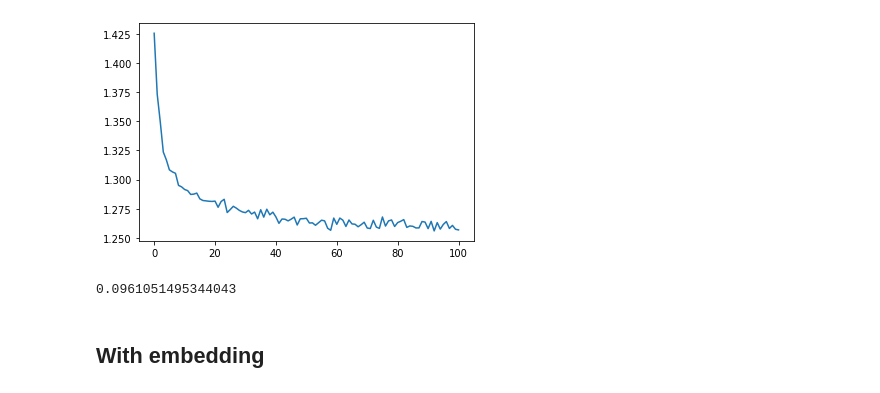
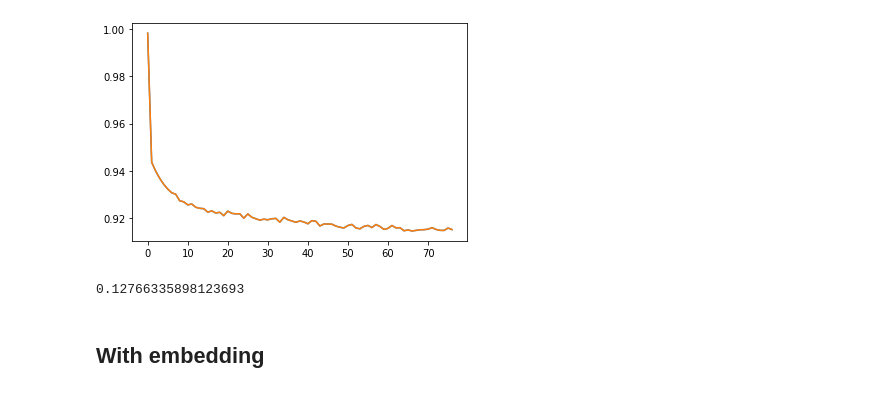
Before and after one commit to Bogeluno/GNN_Thesis, a Jupyter notebook: models/SimpleNN.ipynb, the cells around one changed output. Drawn from its saved outputs; the diff is of its cells as text; code cells hidden in the pictures.

```diff
--- a/models/SimpleNN.ipynb
+++ b/models/SimpleNN.ipynb
@@ -9,10 +76,16 @@ df.drop(columns=['prev_customer', 'next_customer'], inplace = True)
 df['weekend'] = df.time.dt.weekday//5
 df['hour_index'] = df.time.dt.hour.map(trafic_index)
 
+# No more than 3 days
+df = df[df.time_to_reservation < 72]
+
 # Remove zones with too little support
 df = df[~df.leave_zone.isin((df.leave_zone.value_counts() < 30).index[df.leave_zone.value_counts() < 30])]
 
 df = pd.get_dummies(df, columns = ['engine','leave_zone'], prefix=['eng','lz'])
 
-df.info()
+y = df.time_to_reservation
+
+df.drop(columns=['time_to_reservation', 'time', 'park_location_lat', 'park_location_long', 'leave_location_lat', 'leave_location_long', 'leave_fuel', 'park_zone', 'moved', 'movedTF', 'degree'], inplace = True)
+df
 # %% [output]
@@ -112,10 +172,10 @@ Net(
 # %%
-optimizer = optim.SGD(net.parameters(), lr=0.005, momentum = 0.9, weight_decay = 0.005) #Chaged to Adam and learning + regulariztion rate set
+optimizer = optim.Adam(net.parameters(), lr=0.005, weight_decay = 0.005) #Chaged to Adam and learning + regulariztion rate set
 criterion = nn.MSELoss(reduction = 'mean')
 # %%
 # setting hyperparameters and gettings epoch sizes
 batch_size = 2048
-num_epochs = 101
+num_epochs = 121
 num_samples_train = X_train.shape[0]
 num_batches_train = num_samples_train // batch_size
 num_samples_valid = X_val.shape[0]
@@ -126,14 +186,17 @@ train_r2, train_loss = [], []
 valid_r2, valid_loss = [], []
 test_acc, test_loss = [], []
 cur_loss = 0
-losses = []
+train_losses = []
+val_losses = []
 
 get_slice = lambda i, size: range(i * size, (i + 1) * size)
+
+early_stopping = EarlyStopping(patience=10, verbose=False)
 
 for epoch in range(num_epochs):
     # Forward -> Backprob -> Update params
     ## Train
-    cur_loss = 0
+    cur_loss_train = []
     net.train()
     for i in range(num_batches_train):
         optimizer.zero_grad()
@@ -146,8 +209,8 @@ for epoch in range(num_epochs):
         batch_loss.backward()
         optimizer.step()
 
-        cur_loss += batch_loss
-    losses.append(cur_loss / batch_size)
+        cur_loss_train.append(batch_loss.item())
+    train_losses.append(np.mean(cur_loss_train))
 
     net.eval()
     ### Evaluate training
@@ -163,6 +226,7 @@ for epoch in range(num_epochs):
 
     ### Evaluate validation
     val_preds, val_targs = [], []
+    cur_loss_val = []
     for i in range(num_batches_valid):
         slce = get_slice(i, batch_size)
 
@@ -171,6 +235,10 @@ for epoch in range(num_epochs):
         val_targs += list(y_val[slce].numpy())
         val_preds += list(preds.data.numpy())
 
+        cur_loss_val.append(criterion(output, y_val[slce]).item())
+
+    val_losses.append(np.mean(cur_loss_val))
+
 
     train_r2_cur = r2_score(train_targs, train_preds)
     valid_r2_cur = r2_score(val_targs, val_preds)
@@ -178,9 +246,17 @@ for epoch in range(num_epochs):
     train_r2.append(train_r2_cur)
     valid_r2.append(valid_r2_cur)
 
+    # EarlyStopping
+    early_stopping(val_losses[-1], net)
+    if early_stopping.early_stop:
+        print("Early stopping")
+        print("Epoch %2i: Train Loss %f , Valid Loss %f , Train R2 %f, Valid R2 %f" % (
+            epoch+1, train_losses[-1], val_losses[-1], train_r2_cur, valid_r2_cur))
+        break
+
     if epoch % 10 == 0:
-        print("Epoch %2i : Train Loss %f , Train acc %f, Valid acc %f" % (
-                epoch+1, losses[-1], train_r2_cur, valid_r2_cur))
+        print("Epoch %2i: Train Loss %f , Valid Loss %f ,Train R2 %f, Valid R2 %f" % (
+                epoch+1, train_losses[-1], val_losses[-1],train_r2_cur, valid_r2_cur))
 
 epoch = np.arange(len(train_r2))
 plt.figure()
@@ -204,10 +268,10 @@ Epoch 101 : Train Loss 1.256917 , Train acc 0.129863, Valid acc 0.111068
 # %%
-plt.plot([x.detach() for x in losses])
+plt.plot(epoch, [x.detach() for x in train_losses], [x.detach() for x in val_losses])
 plt.show()
 print(r2_score(y_test.detach().numpy()[:,0],net.forward(X_test).detach().numpy()[:,0]))
 # %% [output]
-[figure, old version]
+[figure, new version]
-0.0961051495344043
+0.12766335898123693
 # %% [markdown]
 ## With embedding
 # %%
```
Also changed, not shown: parts of 26 cells of this notebook, 2 other files.
